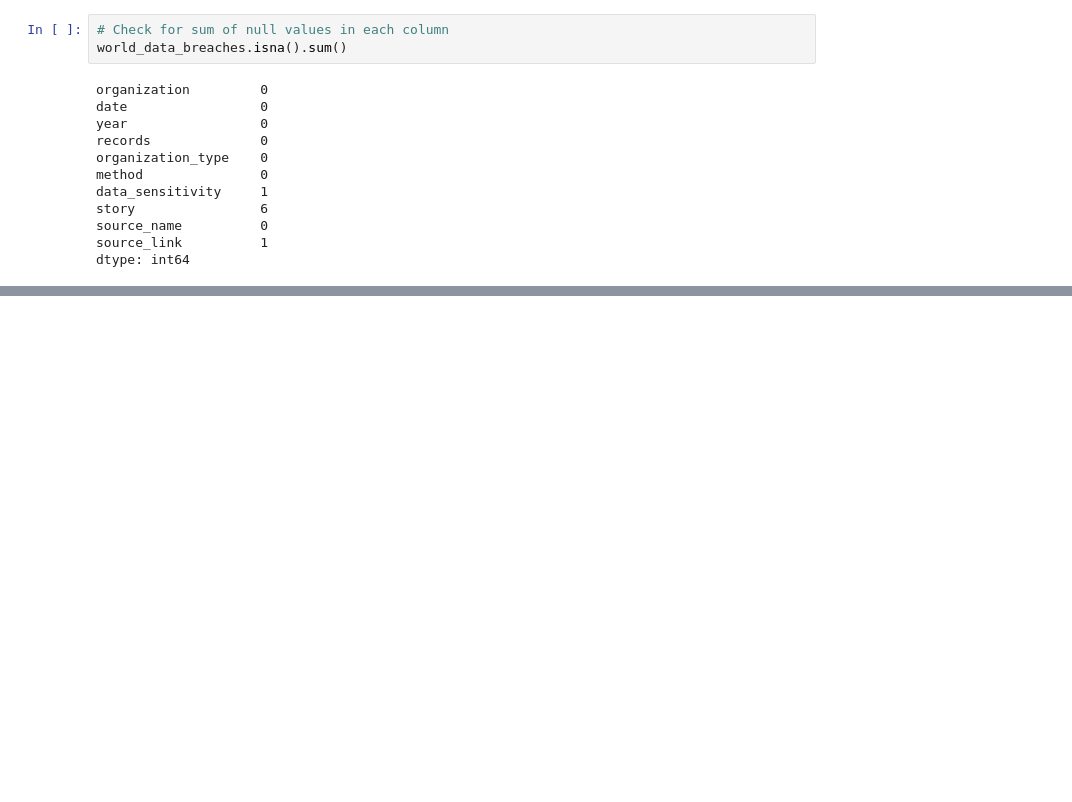
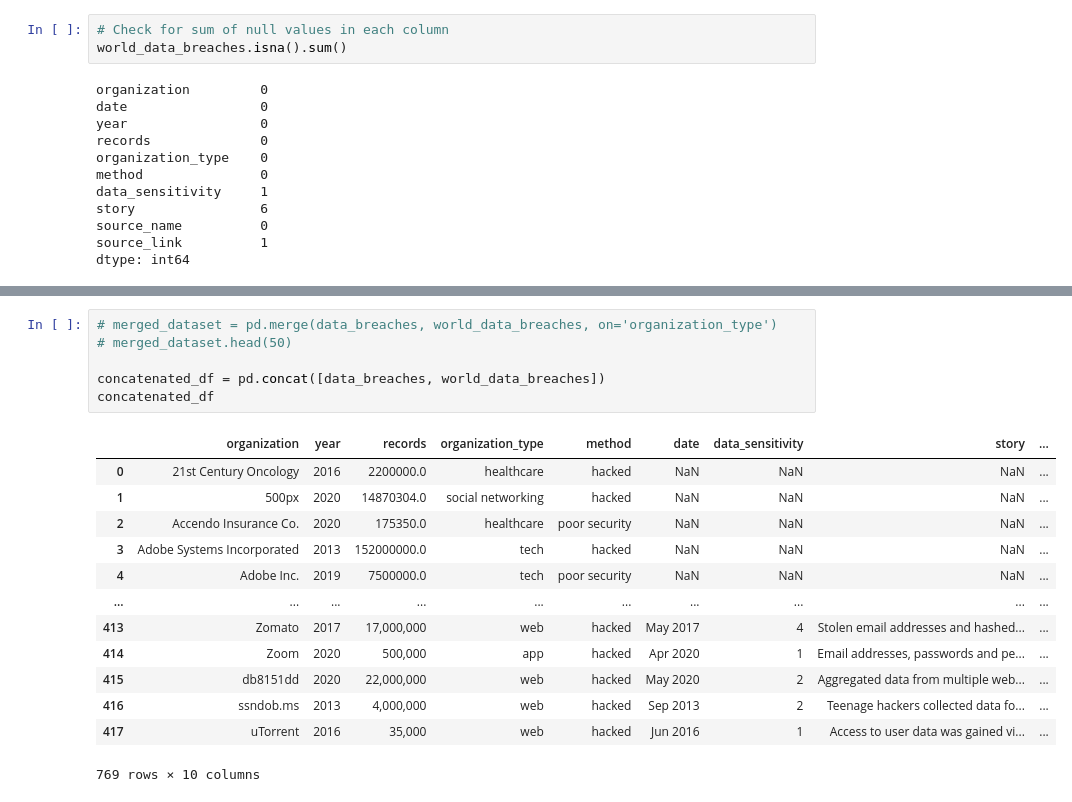
Before and after one commit to iSundhararajan/Unit_3_Project, a Jupyter notebook: data_breaches_analysis.ipynb, the cells around one changed output, grey strips where cells are left out. Saved outputs shown, nothing was run; the diff lists cells and outputs as text; blank space fills up the shorter version.

```diff
--- a/data_breaches_analysis.ipynb
+++ b/data_breaches_analysis.ipynb
@@ -176,0 +219,20 @@ world_data_breaches.head(50)
+# %%
+# merged_dataset = pd.merge(data_breaches, world_data_breaches, on='organization_type')
+# merged_dataset.head(50)
+
+concatenated_df = pd.concat([data_breaches, world_data_breaches])
+concatenated_df
+# %% [output]
+|  | organization | year | records | organization_type | method | date | data_sensitivity | story | ... |
+| 0 | 21st Century Oncology | 2016 | 2200000.0 | healthcare | hacked | NaN | NaN | NaN | ... |
+| 1 | 500px | 2020 | 14870304.0 | social networking | hacked | NaN | NaN | NaN | ... |
+| 2 | Accendo Insurance Co. | 2020 | 175350.0 | healthcare | poor security | NaN | NaN | NaN | ... |
+| 3 | Adobe Systems Incorporated | 2013 | 152000000.0 | tech | hacked | NaN | NaN | NaN | ... |
+| 4 | Adobe Inc. | 2019 | 7500000.0 | tech | poor security | NaN | NaN | NaN | ... |
+| ... | ... | ... | ... | ... | ... | ... | ... | ... | ... |
+| 413 | Zomato | 2017 | 17,000,000 | web | hacked | May 2017 | 4 | Stolen email addresses and hashed... | ... |
+| 414 | Zoom | 2020 | 500,000 | app | hacked | Apr 2020 | 1 | Email addresses, passwords and pe... | ... |
+| 415 | db8151dd | 2020 | 22,000,000 | web | hacked | May 2020 | 2 | Aggregated data from multiple web... | ... |
+| 416 | ssndob.ms | 2013 | 4,000,000 | web | hacked | Sep 2013 | 2 | Teenage hackers collected data fo... | ... |
+| 417 | uTorrent | 2016 | 35,000 | web | hacked | Jun 2016 | 1 | Access to user data was gained vi... | ... |
+769 rows × 10 columns
```
Also changed, not shown: parts of 4 cells of this notebook.
